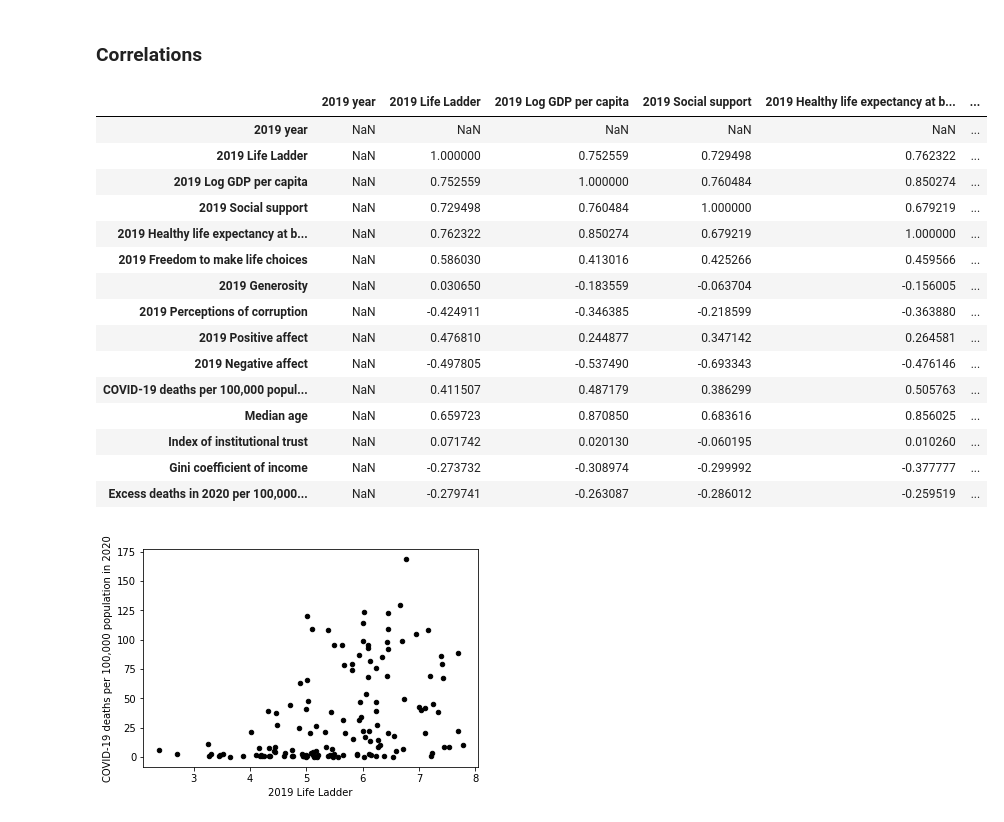
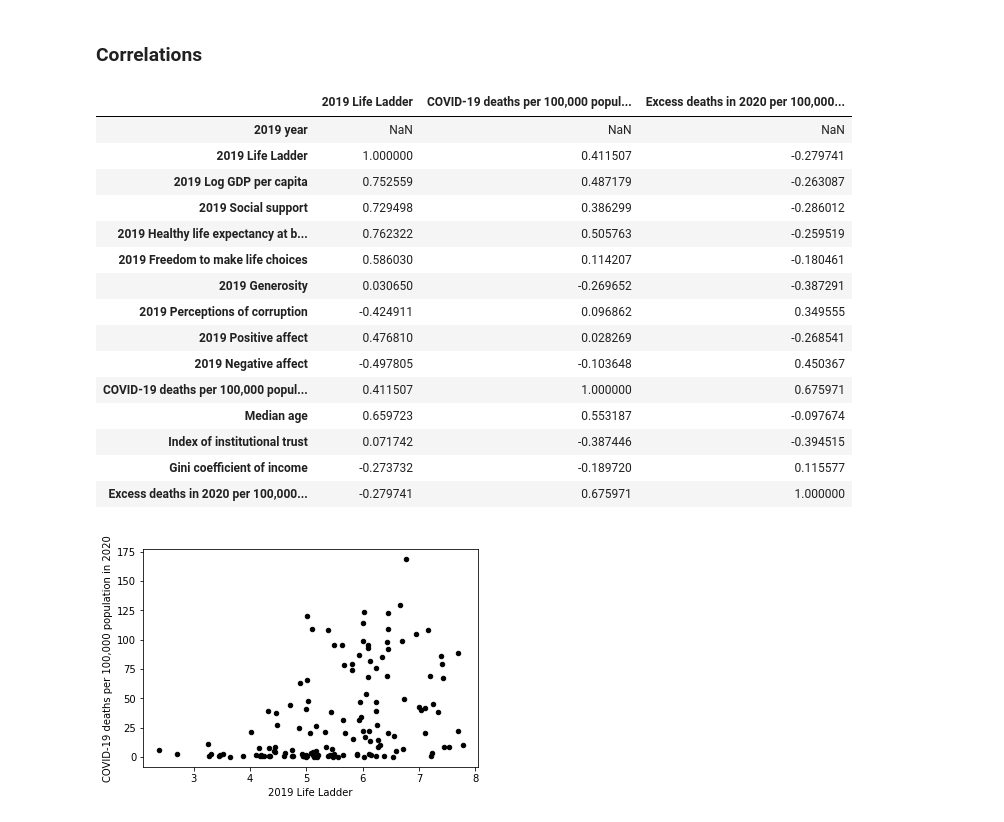
Before and after one commit to sydnipierce/butler-groupD-project1, a Jupyter notebook: Analysis/data_expl_cleansing.ipynb, the cells around one changed output. Saved outputs shown, nothing was run; the diff lists cells and outputs as text; code cells hidden in the pictures.

Commit message:
Edited correlation table for presentation

```diff
--- a/Analysis/data_expl_cleansing.ipynb
+++ b/Analysis/data_expl_cleansing.ipynb
@@ -122,24 +120,27 @@ df
 ### Correlations
 # %%
 # Run correlations between variables
-df.corr()
+main_corr = df.corr()
+
+main_corr = main_corr.iloc[:, [1, 10, 14]]
+main_corr
 # %% [output]
-|  | 2019 year | 2019 Life Ladder | 2019 Log GDP per capita | 2019 Social support | 2019 Healthy life expectancy at b... | ... |
-| 2019 year | NaN | NaN | NaN | NaN | NaN | ... |
-| 2019 Life Ladder | NaN | 1.000000 | 0.752559 | 0.729498 | 0.762322 | ... |
-| 2019 Log GDP per capita | NaN | 0.752559 | 1.000000 | 0.760484 | 0.850274 | ... |
-| 2019 Social support | NaN | 0.729498 | 0.760484 | 1.000000 | 0.679219 | ... |
-| 2019 Healthy life expectancy at b... | NaN | 0.762322 | 0.850274 | 0.679219 | 1.000000 | ... |
-| 2019 Freedom to make life choices | NaN | 0.586030 | 0.413016 | 0.425266 | 0.459566 | ... |
-| 2019 Generosity | NaN | 0.030650 | -0.183559 | -0.063704 | -0.156005 | ... |
-| 2019 Perceptions of corruption | NaN | -0.424911 | -0.346385 | -0.218599 | -0.363880 | ... |
-| 2019 Positive affect | NaN | 0.476810 | 0.244877 | 0.347142 | 0.264581 | ... |
-| 2019 Negative affect | NaN | -0.497805 | -0.537490 | -0.693343 | -0.476146 | ... |
-| COVID-19 deaths per 100,000 popul... | NaN | 0.411507 | 0.487179 | 0.386299 | 0.505763 | ... |
-| Median age | NaN | 0.659723 | 0.870850 | 0.683616 | 0.856025 | ... |
-| Index of institutional trust | NaN | 0.071742 | 0.020130 | -0.060195 | 0.010260 | ... |
-| Gini coefficient of income | NaN | -0.273732 | -0.308974 | -0.299992 | -0.377777 | ... |
-| Excess deaths in 2020 per 100,000... | NaN | -0.279741 | -0.263087 | -0.286012 | -0.259519 | ... |
+|  | 2019 Life Ladder | COVID-19 deaths per 100,000 popul... | Excess deaths in 2020 per 100,000... |
+| 2019 year | NaN | NaN | NaN |
+| 2019 Life Ladder | 1.000000 | 0.411507 | -0.279741 |
+| 2019 Log GDP per capita | 0.752559 | 0.487179 | -0.263087 |
+| 2019 Social support | 0.729498 | 0.386299 | -0.286012 |
+| 2019 Healthy life expectancy at b... | 0.762322 | 0.505763 | -0.259519 |
+| 2019 Freedom to make life choices | 0.586030 | 0.114207 | -0.180461 |
+| 2019 Generosity | 0.030650 | -0.269652 | -0.387291 |
+| 2019 Perceptions of corruption | -0.424911 | 0.096862 | 0.349555 |
+| 2019 Positive affect | 0.476810 | 0.028269 | -0.268541 |
+| 2019 Negative affect | -0.497805 | -0.103648 | 0.450367 |
+| COVID-19 deaths per 100,000 popul... | 0.411507 | 1.000000 | 0.675971 |
+| Median age | 0.659723 | 0.553187 | -0.097674 |
+| Index of institutional trust | 0.071742 | -0.387446 | -0.394515 |
+| Gini coefficient of income | -0.273732 | -0.189720 | 0.115577 |
+| Excess deaths in 2020 per 100,000... | -0.279741 | 0.675971 | 1.000000 |
 # %%
 # Examine relationships via scatter plots
 # Create scatter plot comparing happiness to death rate
```
Also changed, not shown: parts of 1 cell of this notebook.
